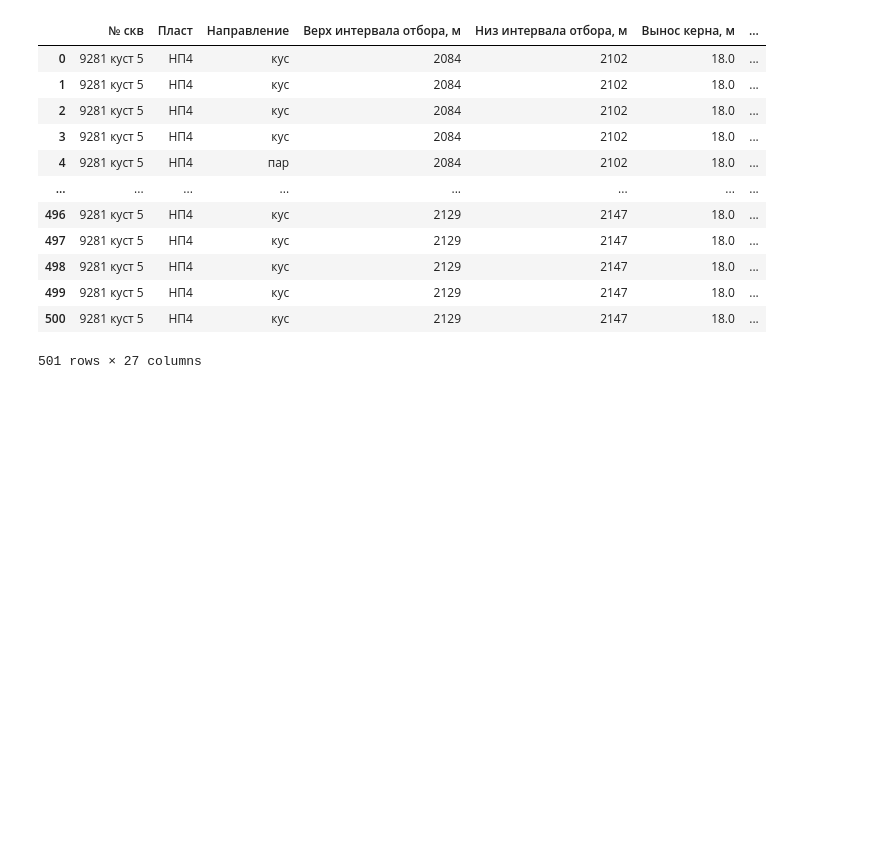
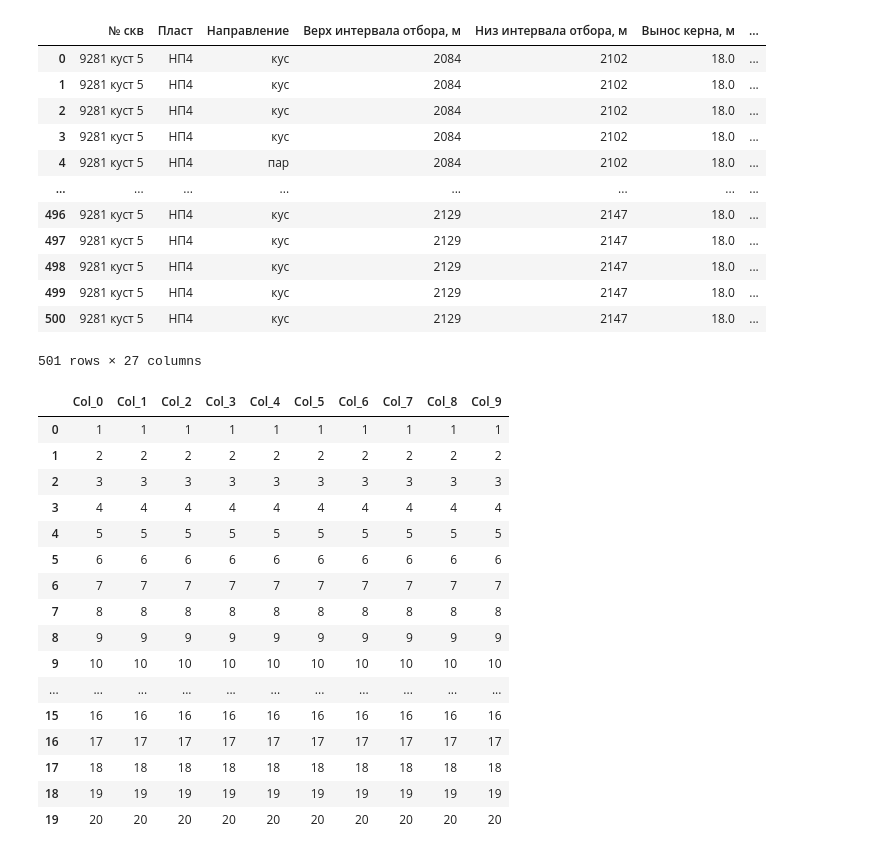
Before and after one commit to Salnikov-MaX/QA_QC_proj, a Jupyter notebook: user_scenario_gis_work.ipynb, the cells around one changed output. Saved outputs shown, nothing was run; the diff lists cells and outputs as text; code cells hidden in the pictures; blank space fills up the shorter version.

```diff
--- a/user_scenario_gis_work.ipynb
+++ b/user_scenario_gis_work.ipynb
@@ -28,3 +28,44 @@ kern_data
 | 499 | 9281 куст 5 | НП4 | кус | 2129 | 2147 | 18.0 | ... |
 | 500 | 9281 куст 5 | НП4 | кус | 2129 | 2147 | 18.0 | ... |
 501 rows × 27 columns
+# %%
+import pandas as pd
+import numpy as np
+
+def color_cells(df, col_index_dict, color='red'):
+    style = pd.DataFrame('', index=df.index, columns=df.columns)
+    for col, rows in col_index_dict.items():
+        for row in rows:
+            style.loc[row, col] = f'background-color: {color}'
+    return style
+
+rows, cols = 20, 10
+data = {f'Col_{i}': np.arange(1, rows + 1) for i in range(cols)}
+df = pd.DataFrame(data)
+
+color_dict = {
+    'Col_1': [3, 10,],
+    'Col_5': [1, 11, 14, 19],
+    'Col_9': [0, 7, 19]
+}
+
+styled_df = df.style.apply(color_cells, axis=None, col_index_dict=color_dict, color='red')
+display(styled_df)
+# %% [output]
+|  | Col_0 | Col_1 | Col_2 | Col_3 | Col_4 | Col_5 | Col_6 | Col_7 | Col_8 | Col_9 |
+| 0 | 1 | 1 | 1 | 1 | 1 | 1 | 1 | 1 | 1 | 1 |
+| 1 | 2 | 2 | 2 | 2 | 2 | 2 | 2 | 2 | 2 | 2 |
+| 2 | 3 | 3 | 3 | 3 | 3 | 3 | 3 | 3 | 3 | 3 |
+| 3 | 4 | 4 | 4 | 4 | 4 | 4 | 4 | 4 | 4 | 4 |
+| 4 | 5 | 5 | 5 | 5 | 5 | 5 | 5 | 5 | 5 | 5 |
+| 5 | 6 | 6 | 6 | 6 | 6 | 6 | 6 | 6 | 6 | 6 |
+| 6 | 7 | 7 | 7 | 7 | 7 | 7 | 7 | 7 | 7 | 7 |
+| 7 | 8 | 8 | 8 | 8 | 8 | 8 | 8 | 8 | 8 | 8 |
+| 8 | 9 | 9 | 9 | 9 | 9 | 9 | 9 | 9 | 9 | 9 |
+| 9 | 10 | 10 | 10 | 10 | 10 | 10 | 10 | 10 | 10 | 10 |
+| ... | ... | ... | ... | ... | ... | ... | ... | ... | ... | ... |
+| 15 | 16 | 16 | 16 | 16 | 16 | 16 | 16 | 16 | 16 | 16 |
+| 16 | 17 | 17 | 17 | 17 | 17 | 17 | 17 | 17 | 17 | 17 |
+| 17 | 18 | 18 | 18 | 18 | 18 | 18 | 18 | 18 | 18 | 18 |
+| 18 | 19 | 19 | 19 | 19 | 19 | 19 | 19 | 19 | 19 | 19 |
+| 19 | 20 | 20 | 20 | 20 | 20 | 20 | 20 | 20 | 20 | 20 |
```
Also changed, not shown: parts of 3 cells of this notebook, 5 other files.
